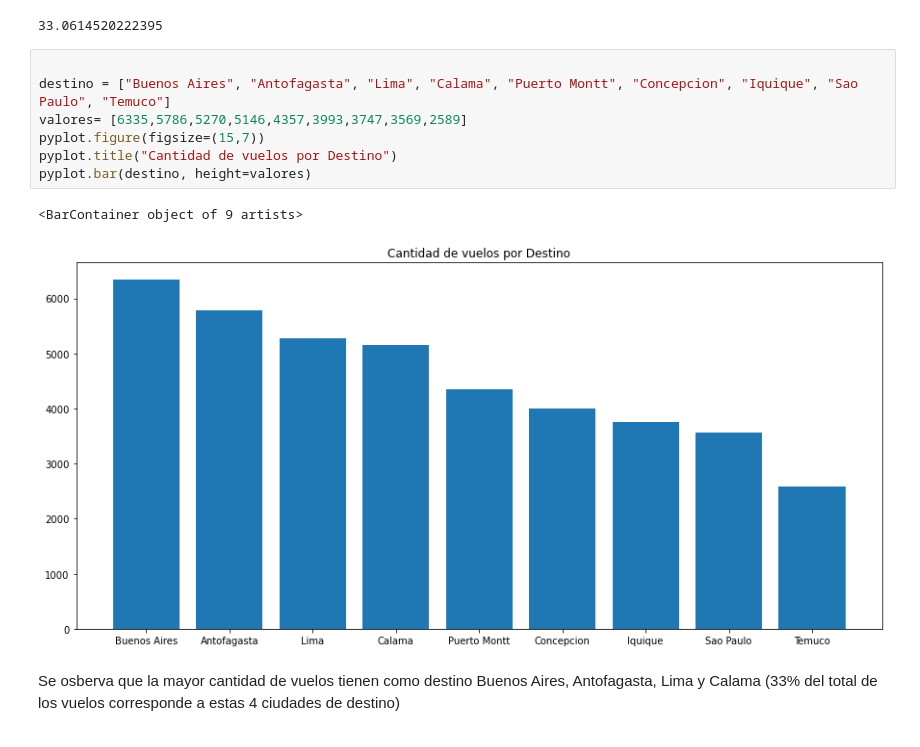
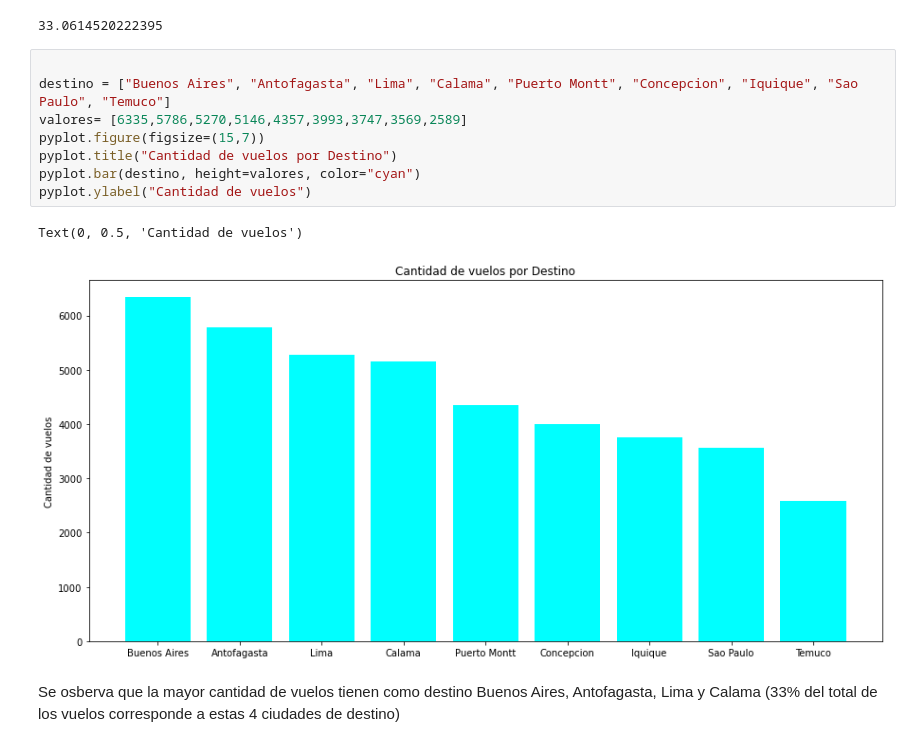
Before and after one commit to Danilo22m/Prueba-LATAM, a Jupyter notebook: solution.ipynb, the cells around one changed output. Cells and saved outputs as stored; diff of their text form.

```diff
--- a/solution.ipynb
+++ b/solution.ipynb
@@ -121,13 +124,14 @@ dtype: int64
 # %%
 
 destino = ["Buenos Aires", "Antofagasta", "Lima", "Calama", "Puerto Montt", "Concepcion", "Iquique", "Sao Paulo", "Temuco"]
 valores= [6335,5786,5270,5146,4357,3993,3747,3569,2589]
 pyplot.figure(figsize=(15,7))
 pyplot.title("Cantidad de vuelos por Destino")
-pyplot.bar(destino, height=valores)
+pyplot.bar(destino, height=valores, color="cyan")
+pyplot.ylabel("Cantidad de vuelos")
 # %% [output]
-<BarContainer object of 9 artists>
+Text(0, 0.5, 'Cantidad de vuelos')
-[figure, old version]
+[figure, new version]
 # %% [markdown]
 Se osberva que la mayor cantidad de vuelos tienen como destino Buenos Aires, Antofagasta, Lima y Calama (33% del total de los vuelos corresponde a estas 4 ciudades de destino)
 # %%
```
Also changed, not shown: parts of 18 cells of this notebook, 1 other file.
